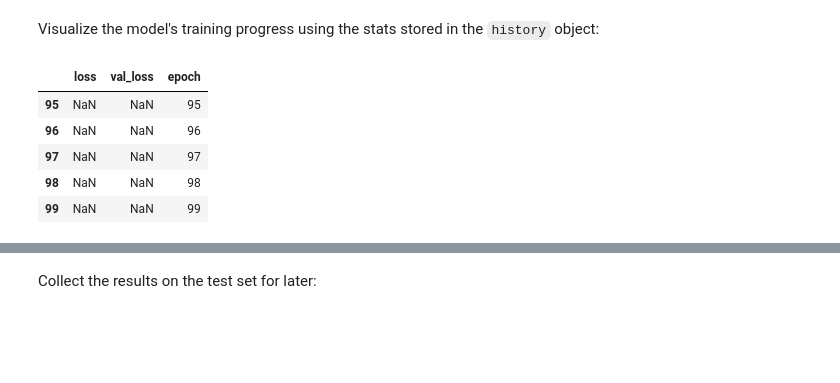
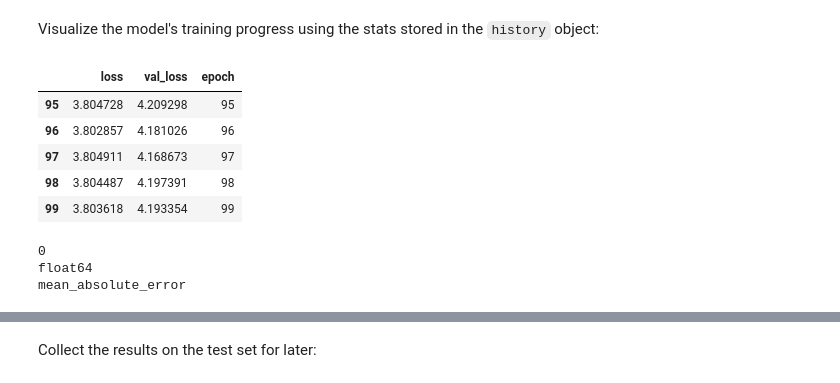
Before and after one commit to omerincialan/AWSPractice_TothepowerExercise, a Jupyter notebook: site/en/tutorials/keras/regression.ipynb, the cells around one changed output, grey strips where cells are left out. Cells and saved outputs as stored; diff of their text form; code cells hidden in the pictures; blank space fills up the shorter version.

```diff
--- a/site/en/tutorials/keras/regression.ipynb
+++ b/site/en/tutorials/keras/regression.ipynb
@@ -330,16 +330,24 @@ Wall time: 8.99 s
 # %% [markdown]
 Visualize the model's training progress using the stats stored in the `history` object:
 # %%
-hist = pd.DataFrame(history.history.keys)
+hist = pd.DataFrame(history.history)
 hist['epoch'] = history.epoch
 hist.tail()
 # %% [output]
 |  | loss | val_loss | epoch |
-| 95 | NaN | NaN | 95 |
-| 96 | NaN | NaN | 96 |
-| 97 | NaN | NaN | 97 |
-| 98 | NaN | NaN | 98 |
-| 99 | NaN | NaN | 99 |
+| 95 | 3.804728 | 4.209298 | 95 |
+| 96 | 3.802857 | 4.181026 | 96 |
+| 97 | 3.804911 | 4.168673 | 97 |
+| 98 | 3.804487 | 4.197391 | 98 |
+| 99 | 3.803618 | 4.193354 | 99 |
+# %%
+print(train_features['Horsepower'].isna().sum())   # Should be 0
+print(train_features['Horsepower'].dtype)          # Should be float
+print(horsepower_model.loss)                       # Should not be None
+# %% [output]
+0
+float64
+mean_absolute_error
 # %%
 def plot_loss(history):
   plt.plot(history.history['loss'], label='loss')
```
Also changed, not shown: parts of 27 cells of this notebook.
